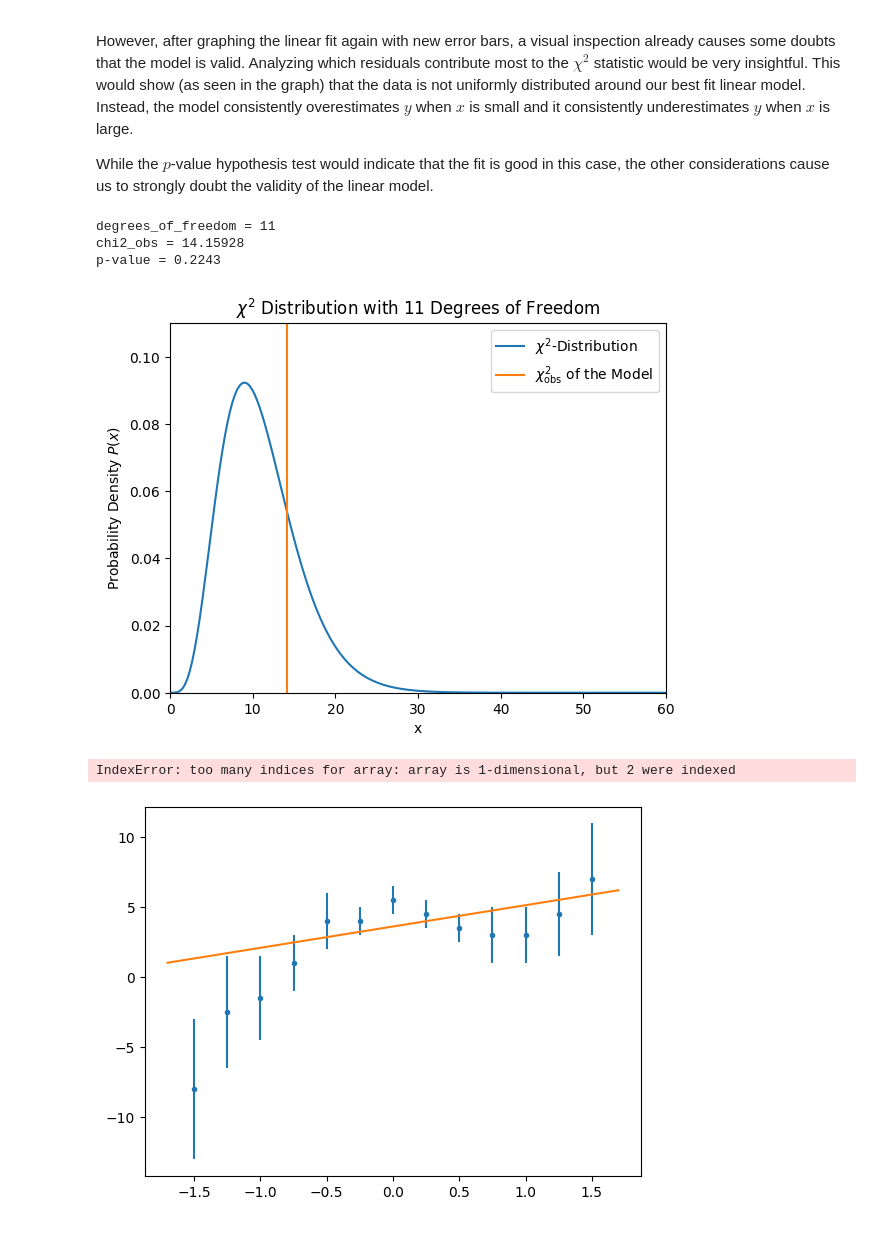
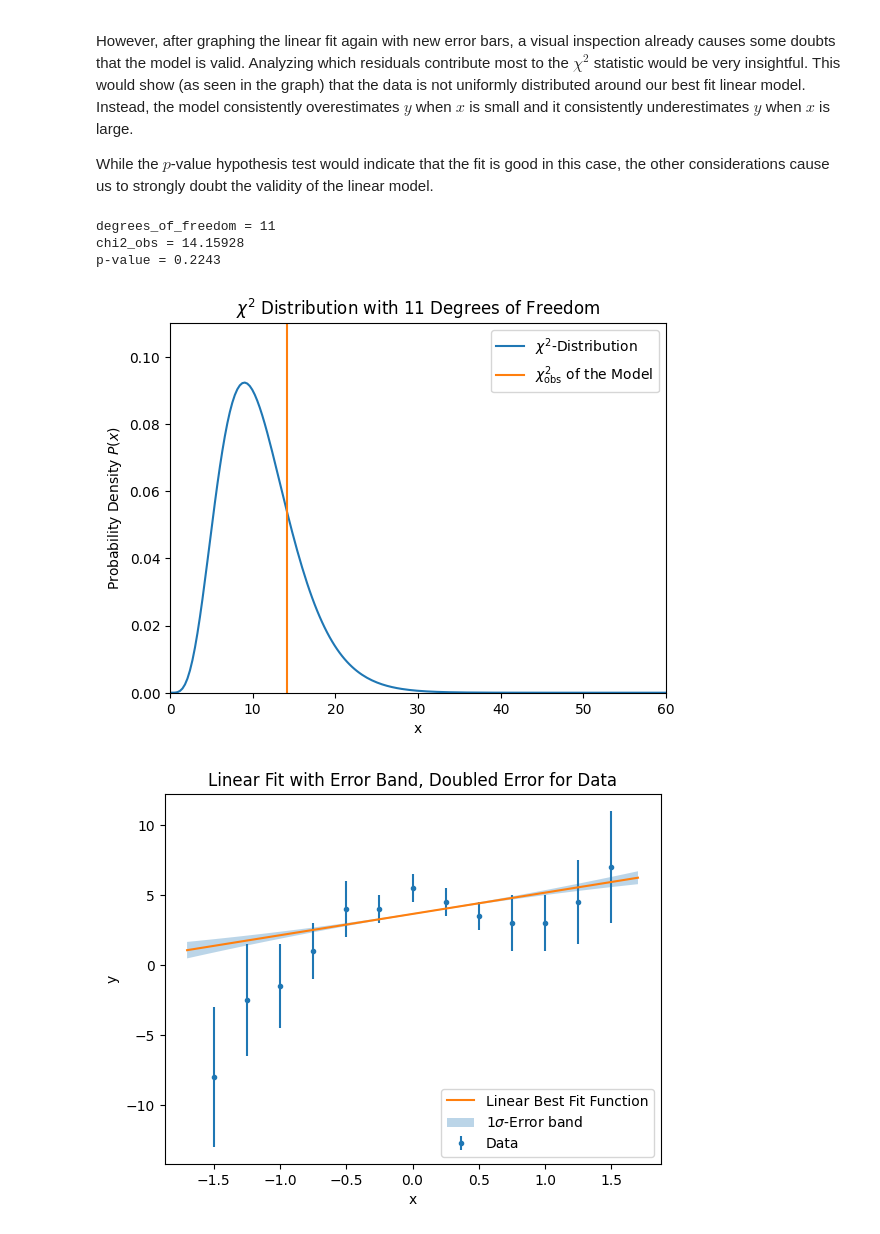
Before and after one commit to Just-Neptun/FP, a Jupyter notebook: S01 Statistik/tasks/S01_least_squares_01.ipynb, the cells around one changed output. Drawn from its saved outputs; the diff is of its cells as text; code cells hidden in the pictures.

```diff
--- a/S01 Statistik/tasks/S01_least_squares_01.ipynb
+++ b/S01 Statistik/tasks/S01_least_squares_01.ipynb
@@ -411,27 +418,26 @@ While the $p$-value hypothesis test would indicate that the fit is good in this
 # %%
 # define a new chi2 test statistic function with doubled errors
 def chi_square_for_params_double_sigma(*args):
     fitcurve = Polynomial([*args])
     data2 = fitcurve.eval(x)
     return sum_square_residuals(y, data2, sigma_y * 2)
 
 # redo the goodness of fit tests using new function
 degrees_of_freedom = len(x) - len(params)
 chi2_obs = chi_square_for_params_double_sigma(*params)    # different chi2 function
 GOF_analysis(chi2_obs, degrees_of_freedom, ((0,60), (0,0.11)), p_sig_figs=5)
 
 plt.show()
 
 # for completeness plot fitcurve again to see error bars doubled
 plot_fitcurve_with_errorband(
     x, y, sigma_y * 2,
-    linear_fit, l.covariance, 'Linear Best Fit Function'
+    linear_fit, np.asarray(l.covariance), 'Linear Best Fit Function'
     )
 plt.title('Linear Fit with Error Band, Doubled Error for Data');
 # %% [output]
 degrees_of_freedom = 11
 chi2_obs = 14.15928
 p-value = 0.2243
 [figure]
-IndexError: too many indices for array: array is 1-dimensional, but 2 were indexed
-[figure, old version]
+[figure, new version]
```
Also changed, not shown: parts of 1 cell of this notebook.
